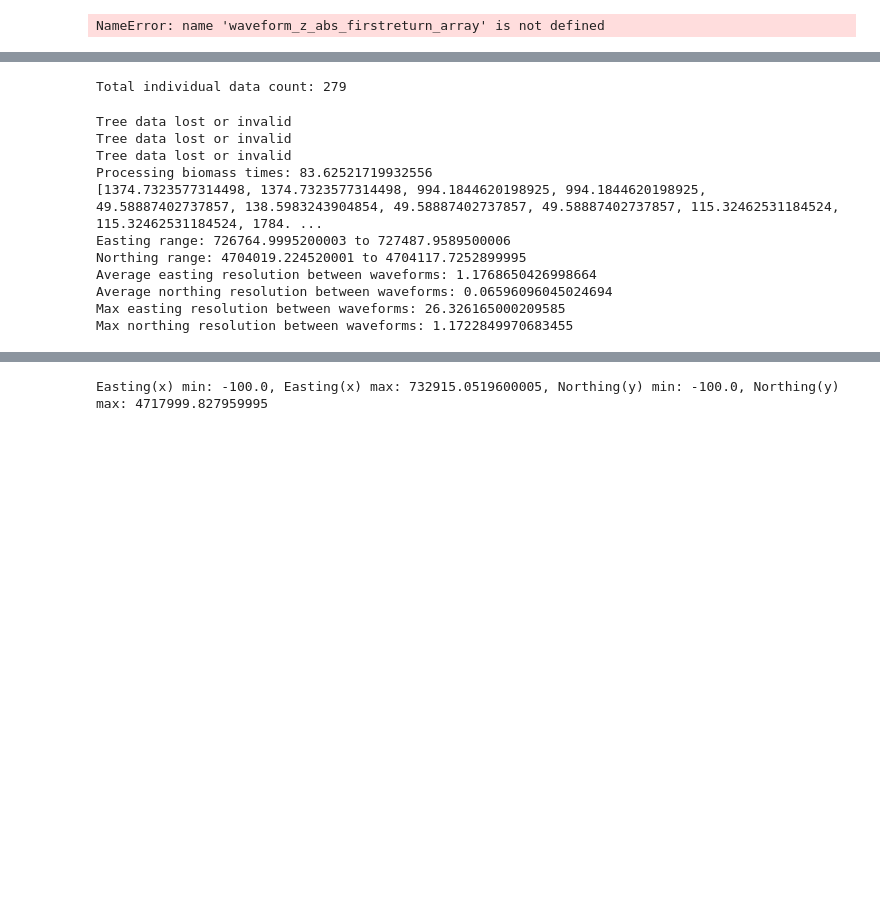
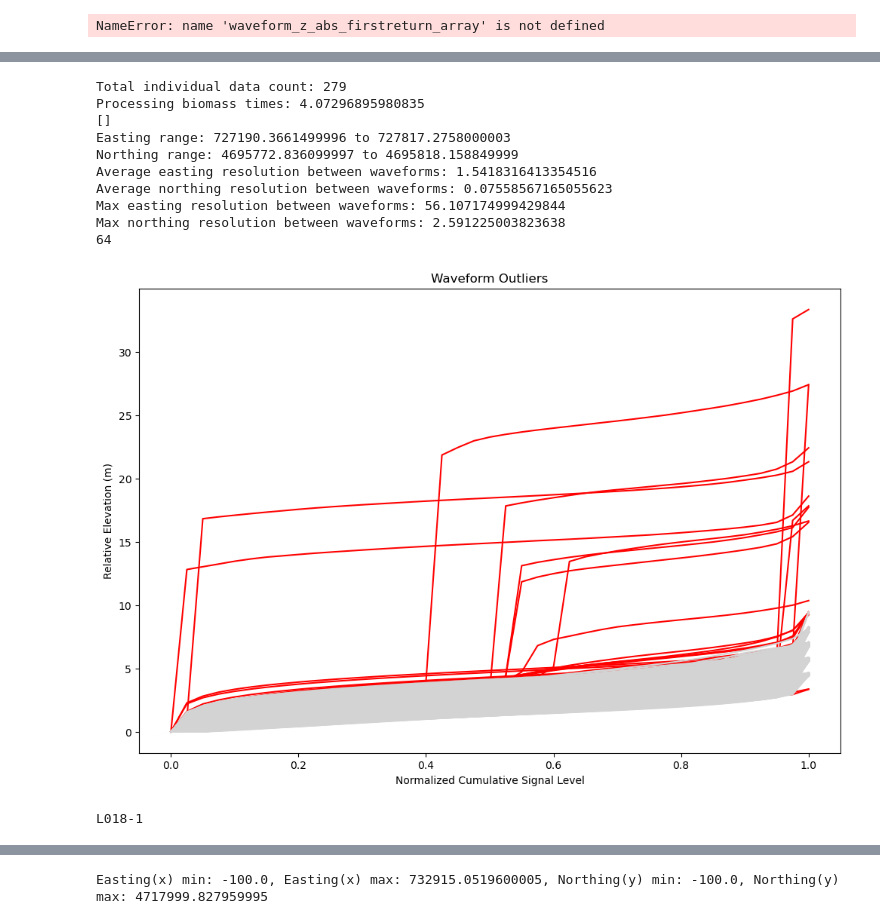
Before and after one commit to feyu39/Neon-Full-Waveform-LiDAR-Processor, a Jupyter notebook: neon_processor_one.ipynb, the cells around one changed output, grey strips where cells are left out. Cells and saved outputs as stored; diff of their text form; code cells hidden in the pictures; blank space fills up the shorter version.

```diff
--- a/neon_processor_one.ipynb
+++ b/neon_processor_one.ipynb
@@ -1953,27 +2021,26 @@ def cumulative_waveform_analysis_main(waveform_file, waveform_start_index, wavef
 # %%
 waveform_file_L022 = '/Users/felixyu/Documents/Remote-Sensing/Neon-Pls-Wvs-Las/data/NEON_D01_HARV_DP1_L022-1_2019082013_1.pls'
 waveform_file_L019 = '/Users/felixyu/Documents/Remote-Sensing/Neon-Pls-Wvs-Las/data/NEON_D01_HARV_DP1_L019-1_2019082013_1.pls'
 waveform_file_L018 = '/Users/felixyu/Documents/Remote-Sensing/Neon-Pls-Wvs-Las/data/NEON_D01_HARV_DP1_L018-1_2019082013_1.pls'
 
-cumulative_waveform_analysis_main(waveform_file_L019, 8300000, 8400000, 4)
+cumulative_waveform_analysis_main(waveform_file_L019, 0, 15000, 4)
 # Group 8: 3,592,888 - 3615790
 # Northing range: 4703619.0978 to 4704008.779499999
 # Easting range: 726059.4086200006 to 726883.37525
 # Northing range: 4695707.48043 to 4696663.511
 # 500,000 - 100,000
 # Easting range: 726133.0999 to 726957.2770600003
 # Northing range: 4696646.919969996 to 4697159.7633500025
 # Easting range: 725952.2486900002 to 726725.9793199999
 # %% [output]
 Total individual data count: 279
+Processing biomass times: 4.07296895980835
+[]
+Easting range: 727190.3661499996 to 727817.2758000003
+Northing range: 4695772.836099997 to 4695818.158849999
+Average easting resolution between waveforms: 1.5418316413354516
+Average northing resolution between waveforms: 0.07558567165055623
+Max easting resolution between waveforms: 56.107174999429844
+Max northing resolution between waveforms: 2.591225003823638
+64
-Tree data lost or invalid
-Tree data lost or invalid
-Tree data lost or invalid
-Processing biomass times: 83.62521719932556
-[1374.7323577314498, 1374.7323577314498, 994.1844620198925, 994.1844620198925, 49.58887402737857, 138.5983243904854, 49.58887402737857, 49.58887402737857, 115.32462531184524, 115.32462531184524, 1784. ...
-Easting range: 726764.9995200003 to 727487.9589500006
-Northing range: 4704019.224520001 to 4704117.7252899995
-Average easting resolution between waveforms: 1.1768650426998664
-Average northing resolution between waveforms: 0.06596096045024694
-Max easting resolution between waveforms: 26.326165000209585
-Max northing resolution between waveforms: 1.1722849970683455
+[figure, added]
@@ -1979,0 +2081,27 @@ Max northing resolution between waveforms: 1.1722849970683455
+# %%
+waveform_file_L022 = '/Users/felixyu/Documents/Remote-Sensing/Neon-Pls-Wvs-Las/data/NEON_D01_HARV_DP1_L022-1_2019082013_1.pls'
+waveform_file_L019 = '/Users/felixyu/Documents/Remote-Sensing/Neon-Pls-Wvs-Las/data/NEON_D01_HARV_DP1_L019-1_2019082013_1.pls'
+waveform_file_L018 = '/Users/felixyu/Documents/Remote-Sensing/Neon-Pls-Wvs-Las/data/NEON_D01_HARV_DP1_L018-1_2019082013_1.pls'
+
+L018_group_5 = [7096981, 7097862, 7097863, 7097864, 7097865, 7098199, 7098200, 7098201, 7098202, 7100748, 7101638, 7101642, 7101643, 7101644, 7101979, 7101980, 7106772, 7107653, 7110118, 7110391, 7110393, 7116381, 7116382, 7116383, 7116386, 7116387, 7117343, 7117346, 7117347]
+L018_group_7 = [4735586, 4738586, 4738587, 4739580, 4739777, 4740592, 4740593, 4740594, 4740799, 4743571, 4744876, 4747752, 4747753, 4748014]
+L019_group_6 = [4719060, 4719061, 4719283, 4719284, 4722245, 4725408, 4725618, 4725619, 4733763, 4734525, 4735518, 4735519, 4735701, 4736478, 4736688, 4738557, 4738760, 4739557, 4739558]
+L019_group_4 = [8367850, 8368553, 8369827, 8371033, 8371038, 8371046, 8371641, 8372299,
+                8372310, 8372888, 8373529, 8373530, 8373536, 8373537, 8374098, 8374104, 8374746, 8374753,
+                8374754, 8374755, 8374756, 8375287, 8377071, 8377088, 8377636, 8378304, 8378305, 8378322,
+                8378323, 8378864, 8378865, 8379559, 8379560, 8380126, 8380784, 8380785, 8380794, 8380795,
+                8381330, 8381331, 8381340, 8382015, 8384537, 8385141, 8386442, 8386443, 8387125, 8387685,
+                8387690, 8387691, 8388362, 8388363, 8388882, 8390063, 8390064, 8390692, 8391246, 8391247,
+                8391249, 8391878, 8391879, 8392421, 8392422, 8393652, 8393668, 8394343, 8394362, 8394911,
+                8394912, 8394927, 8396759]
+L022_group_9 = [3593621, 3594168, 3594173, 3594865, 3594867, 3595415, 3595418, 3595429,
+                3595431, 3595432, 3596172, 3596175, 3596684, 3596689, 3597452, 3597974,
+                3597975, 3598661, 3599204, 3599205, 3599222, 3599223, 3601511, 3603401,
+                3603905, 3604614, 3605184, 3605193, 3605196, 3605885, 3605886, 3605888,
+                3605891, 3605892, 3605899, 3606424, 3606438, 3607137, 3610149, 3610150,
+                3612645, 3612646, 3612647, 3613295, 3613296, 3613297, 3613862, 3614534,
+                3614535]
+
+save_waveform_height_data(waveform_file_L018, 7096981, 7117347, L018_group_5)
+# %% [output]
+L018-1
```
Also changed, not shown: parts of 16 cells of this notebook.
